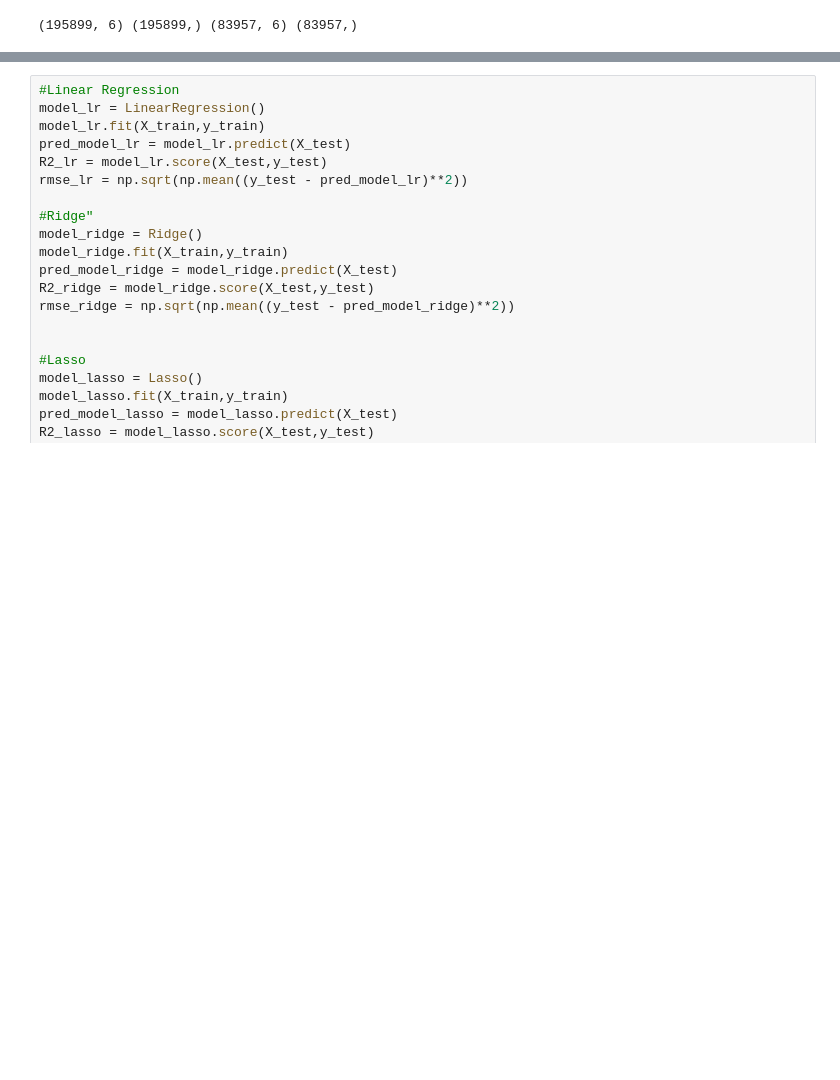
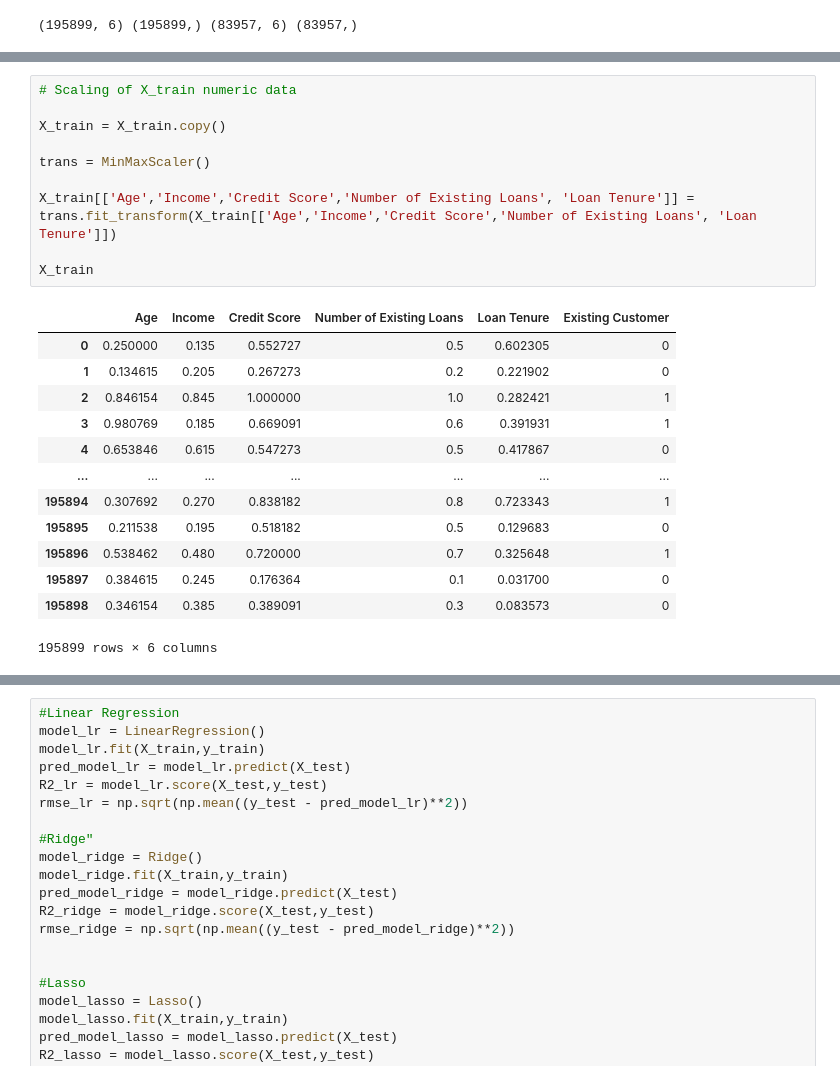
Before and after one commit to saptarshipal1/Two_wheeler_loan, a Jupyter notebook: Two_wheeler_loan.ipynb, the cells around one changed output, grey strips where cells are left out. Cells and saved outputs as stored; diff of their text form; blank space fills up the shorter version.

```diff
--- a/Two_wheeler_loan.ipynb
+++ b/Two_wheeler_loan.ipynb
@@ -202,0 +214,24 @@ print(X_train.shape,y_train.shape,X_test.shape,y_test.shape)
+# %%
+# Scaling of X_train numeric data
+
+X_train = X_train.copy()
+
+trans = MinMaxScaler()
+
+X_train[['Age','Income','Credit Score','Number of Existing Loans', 'Loan Tenure']] = trans.fit_transform(X_train[['Age','Income','Credit Score','Number of Existing Loans', 'Loan Tenure']])
+
+X_train
+# %% [output]
+|  | Age | Income | Credit Score | Number of Existing Loans | Loan Tenure | Existing Customer |
+| 0 | 0.250000 | 0.135 | 0.552727 | 0.5 | 0.602305 | 0 |
+| 1 | 0.134615 | 0.205 | 0.267273 | 0.2 | 0.221902 | 0 |
+| 2 | 0.846154 | 0.845 | 1.000000 | 1.0 | 0.282421 | 1 |
+| 3 | 0.980769 | 0.185 | 0.669091 | 0.6 | 0.391931 | 1 |
+| 4 | 0.653846 | 0.615 | 0.547273 | 0.5 | 0.417867 | 0 |
+| ... | ... | ... | ... | ... | ... | ... |
+| 195894 | 0.307692 | 0.270 | 0.838182 | 0.8 | 0.723343 | 1 |
+| 195895 | 0.211538 | 0.195 | 0.518182 | 0.5 | 0.129683 | 0 |
+| 195896 | 0.538462 | 0.480 | 0.720000 | 0.7 | 0.325648 | 1 |
+| 195897 | 0.384615 | 0.245 | 0.176364 | 0.1 | 0.031700 | 0 |
+| 195898 | 0.346154 | 0.385 | 0.389091 | 0.3 | 0.083573 | 0 |
+195899 rows × 6 columns
```
Also changed, not shown: parts of 13 cells of this notebook.
